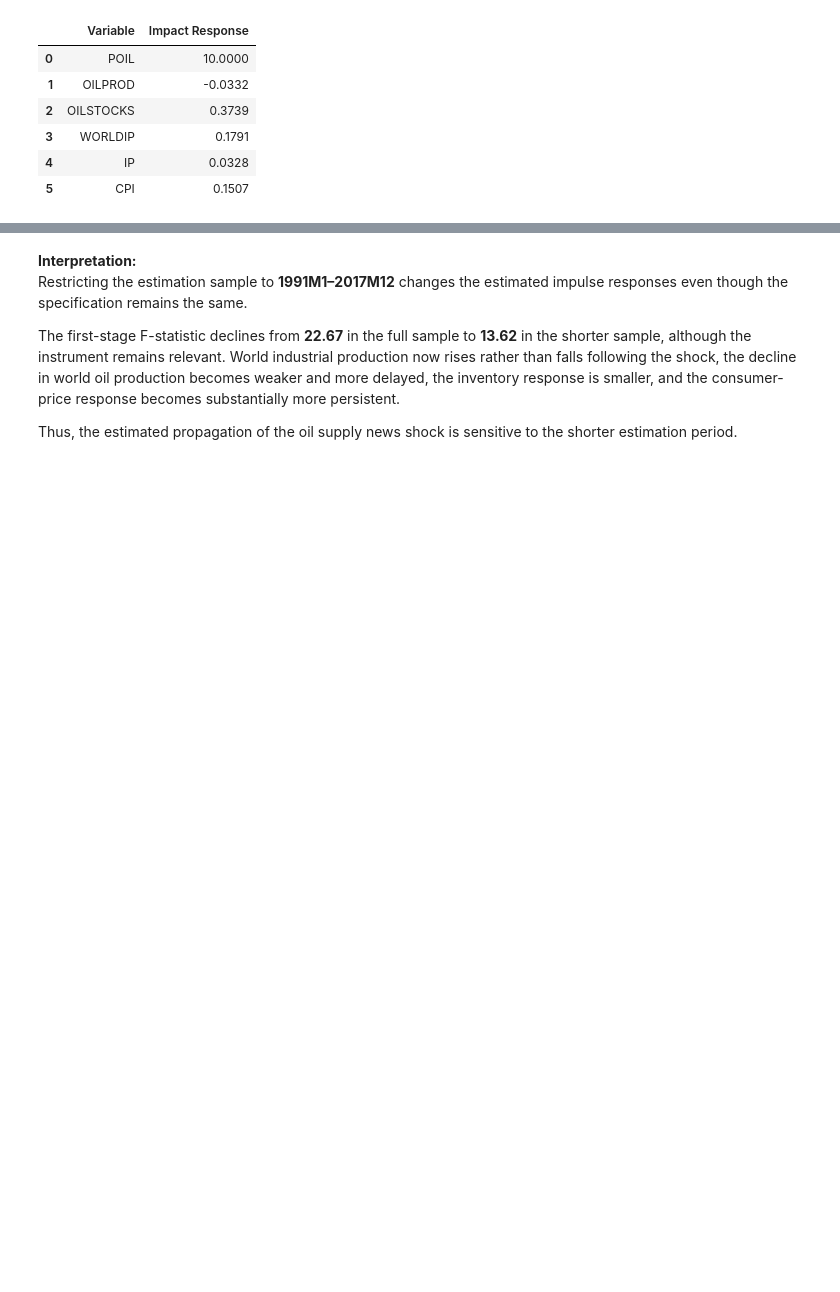
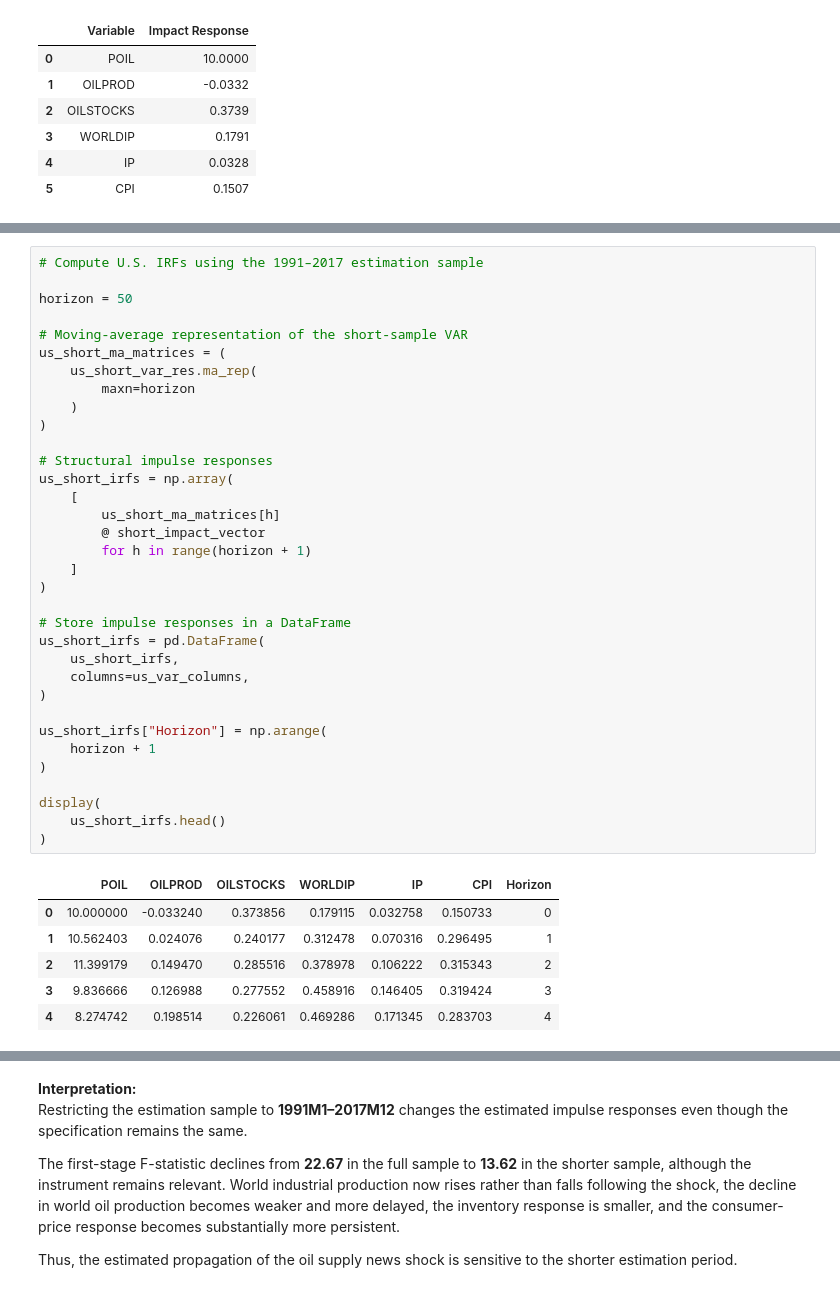
Before and after one commit to sedovanastasiia/macro_II_project, a Jupyter notebook: Yashna's Code/Code_Instrument_Replication.ipynb, the cells around one changed output, grey strips where cells are left out. Cells and saved outputs as stored; diff of their text form; blank space fills up the shorter version.

```diff
--- a/Yashna's Code/Code_Instrument_Replication.ipynb
+++ b/Yashna's Code/Code_Instrument_Replication.ipynb
@@ -2543,0 +2499,41 @@ NameError: name 'us_short_irfs' is not defined
+# %%
+# Compute U.S. IRFs using the 1991–2017 estimation sample
+
+horizon = 50
+
+# Moving-average representation of the short-sample VAR
+us_short_ma_matrices = (
+    us_short_var_res.ma_rep(
+        maxn=horizon
+    )
+)
+
+# Structural impulse responses
+us_short_irfs = np.array(
+    [
+        us_short_ma_matrices[h]
+        @ short_impact_vector
+        for h in range(horizon + 1)
+    ]
+)
+
+# Store impulse responses in a DataFrame
+us_short_irfs = pd.DataFrame(
+    us_short_irfs,
+    columns=us_var_columns,
+)
+
+us_short_irfs["Horizon"] = np.arange(
+    horizon + 1
+)
+
+display(
+    us_short_irfs.head()
+)
+# %% [output]
+|  | POIL | OILPROD | OILSTOCKS | WORLDIP | IP | CPI | Horizon |
+| 0 | 10.000000 | -0.033240 | 0.373856 | 0.179115 | 0.032758 | 0.150733 | 0 |
+| 1 | 10.562403 | 0.024076 | 0.240177 | 0.312478 | 0.070316 | 0.296495 | 1 |
+| 2 | 11.399179 | 0.149470 | 0.285516 | 0.378978 | 0.106222 | 0.315343 | 2 |
+| 3 | 9.836666 | 0.126988 | 0.277552 | 0.458916 | 0.146405 | 0.319424 | 3 |
+| 4 | 8.274742 | 0.198514 | 0.226061 | 0.469286 | 0.171345 | 0.283703 | 4 |
```
Also changed, not shown: parts of 2 cells of this notebook.
